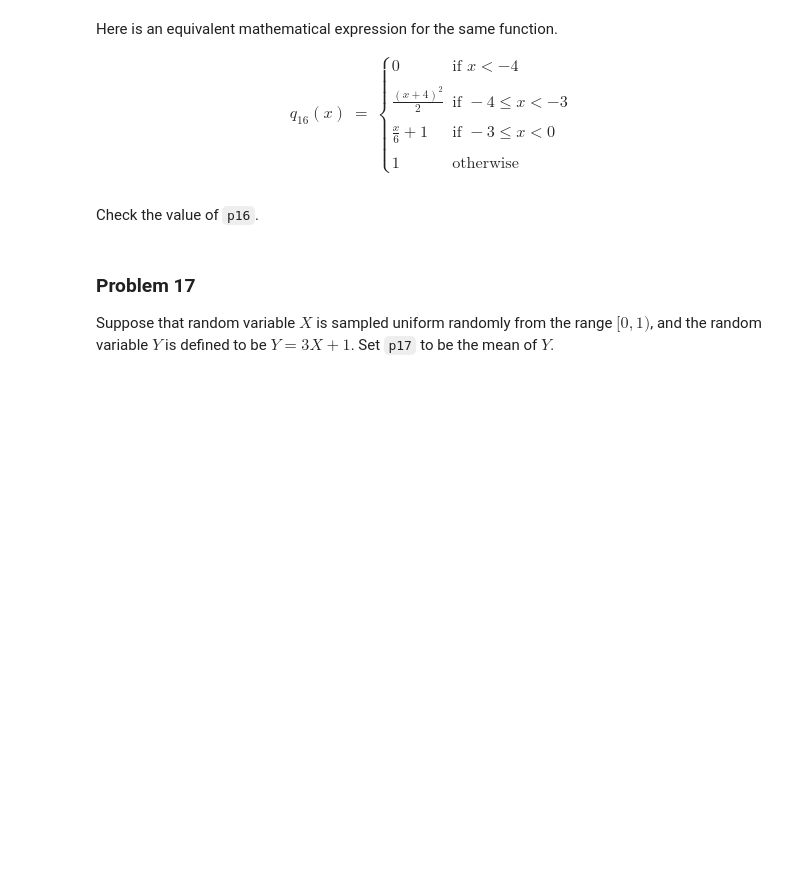
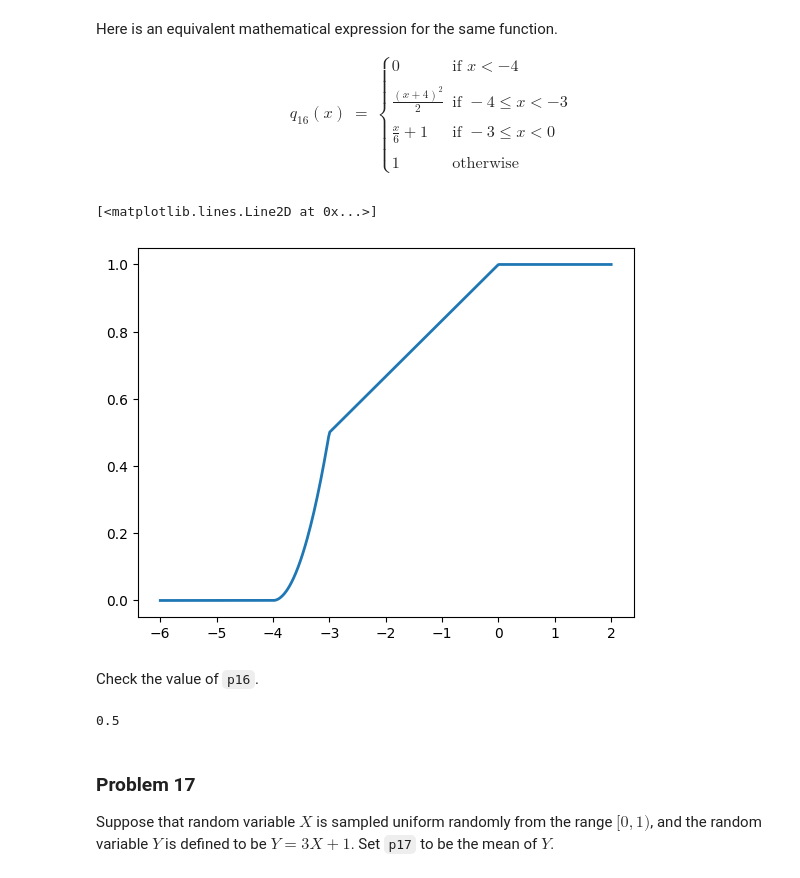
Before and after one commit to connermay/dx601-homework-05, a Jupyter notebook: homework.ipynb, the cells around one changed output. Drawn from its saved outputs; the diff is of its cells as text; code cells hidden in the pictures; blank space fills up the shorter version.

```diff
--- a/homework.ipynb
+++ b/homework.ipynb
@@ -466,7 +509,23 @@ p16 = ...
+# %%
+# YOUR ANSWER HERE
+
+p16 = 0.5
+x_vals = np.linspace(-6, 2, 400)
+
+# Evaluate q16(x) for each x
+y_vals = [q16(x) for x in x_vals]
+
+# Plot
+plt.plot(x_vals, y_vals, label="q16(x)", linewidth=2)
+# %% [output]
+[<matplotlib.lines.Line2D at 0x...>]
+[figure, added]
 # %% [markdown]
 Check the value of `p16`.
 # %%
 p16
+# %% [output]
+0.5
 # %% [markdown]
 ### Problem 17
 
```
Also changed, not shown: parts of 52 cells of this notebook.
